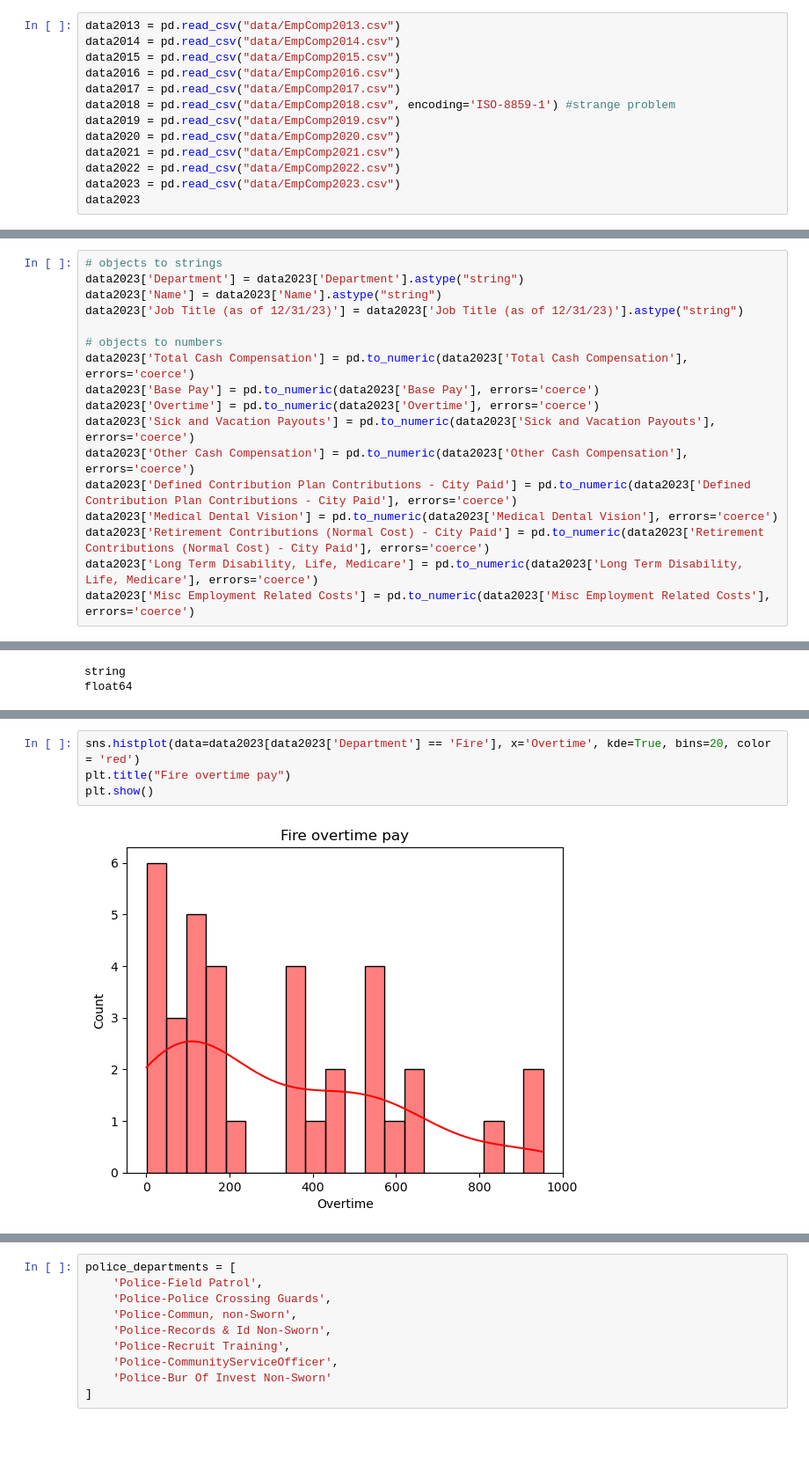
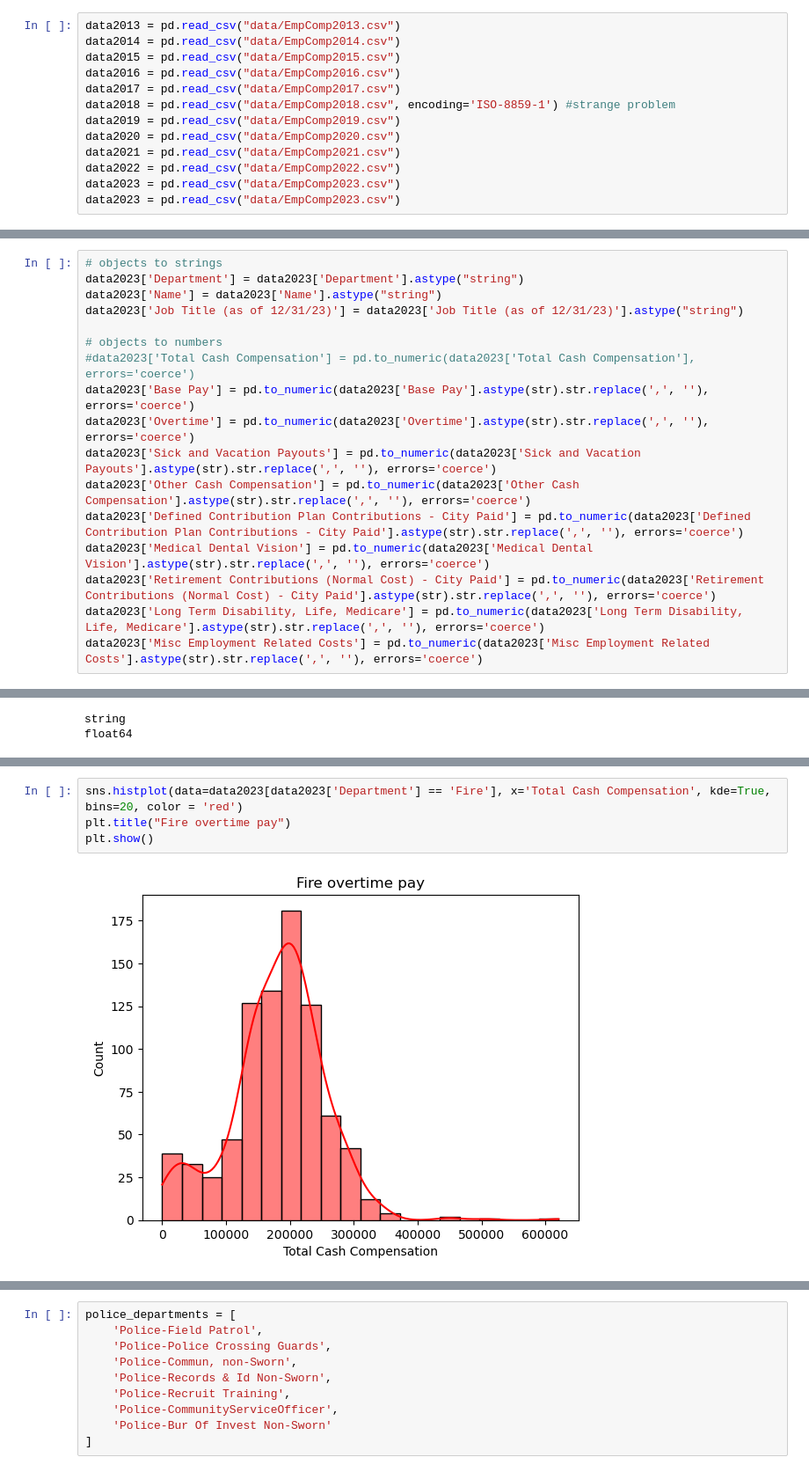
Before and after one commit to ryanfernald/San-Jose-Employment-Analysis, a Jupyter notebook: EDA.ipynb, the cells around one changed output, grey strips where cells are left out. Shown at 88% size. Cells and saved outputs as stored; diff of their text form; blank space fills up the shorter version.

Commit message:
fixed 2023 data, I know what to do next

```diff
--- a/EDA.ipynb
+++ b/EDA.ipynb
@@ -15,4 +15,4 @@ data2020 = pd.read_csv("data/EmpComp2020.csv")
 data2021 = pd.read_csv("data/EmpComp2021.csv")
 data2022 = pd.read_csv("data/EmpComp2022.csv")
 data2023 = pd.read_csv("data/EmpComp2023.csv")
-data2023
+data2023 = pd.read_csv("data/EmpComp2023.csv")
@@ -57,16 +69,16 @@ data2023['Name'] = data2023['Name'].astype("string")
 data2023['Job Title (as of 12/31/23)'] = data2023['Job Title (as of 12/31/23)'].astype("string")
 
 # objects to numbers
-data2023['Total Cash Compensation'] = pd.to_numeric(data2023['Total Cash Compensation'], errors='coerce')
-data2023['Base Pay'] = pd.to_numeric(data2023['Base Pay'], errors='coerce')
-data2023['Overtime'] = pd.to_numeric(data2023['Overtime'], errors='coerce')
-data2023['Sick and Vacation Payouts'] = pd.to_numeric(data2023['Sick and Vacation Payouts'], errors='coerce')
-data2023['Other Cash Compensation'] = pd.to_numeric(data2023['Other Cash Compensation'], errors='coerce')
-data2023['Defined Contribution Plan Contributions - City Paid'] = pd.to_numeric(data2023['Defined Contribution Plan Contributions - City Paid'], errors='coerce')
-data2023['Medical Dental Vision'] = pd.to_numeric(data2023['Medical Dental Vision'], errors='coerce')
-data2023['Retirement Contributions (Normal Cost) - City Paid'] = pd.to_numeric(data2023['Retirement Contributions (Normal Cost) - City Paid'], errors='coerce')
-data2023['Long Term Disability, Life, Medicare'] = pd.to_numeric(data2023['Long Term Disability, Life, Medicare'], errors='coerce')
-data2023['Misc Employment Related Costs'] = pd.to_numeric(data2023['Misc Employment Related Costs'], errors='coerce')
+#data2023['Total Cash Compensation'] = pd.to_numeric(data2023['Total Cash Compensation'], errors='coerce')
+data2023['Base Pay'] = pd.to_numeric(data2023['Base Pay'].astype(str).str.replace(',', ''), errors='coerce')
+data2023['Overtime'] = pd.to_numeric(data2023['Overtime'].astype(str).str.replace(',', ''), errors='coerce')
+data2023['Sick and Vacation Payouts'] = pd.to_numeric(data2023['Sick and Vacation Payouts'].astype(str).str.replace(',', ''), errors='coerce')
+data2023['Other Cash Compensation'] = pd.to_numeric(data2023['Other Cash Compensation'].astype(str).str.replace(',', ''), errors='coerce')
+data2023['Defined Contribution Plan Contributions - City Paid'] = pd.to_numeric(data2023['Defined Contribution Plan Contributions - City Paid'].astype(str).str.replace(',', ''), errors='coerce')
+data2023['Medical Dental Vision'] = pd.to_numeric(data2023['Medical Dental Vision'].astype(str).str.replace(',', ''), errors='coerce')
+data2023['Retirement Contributions (Normal Cost) - City Paid'] = pd.to_numeric(data2023['Retirement Contributions (Normal Cost) - City Paid'].astype(str).str.replace(',', ''), errors='coerce')
+data2023['Long Term Disability, Life, Medicare'] = pd.to_numeric(data2023['Long Term Disability, Life, Medicare'].astype(str).str.replace(',', ''), errors='coerce')
+data2023['Misc Employment Related Costs'] = pd.to_numeric(data2023['Misc Employment Related Costs'].astype(str).str.replace(',', ''), errors='coerce')
 # %%
 data2023.Department.unique()
 # %% [output]
@@ -212,11 +214,11 @@ data2023_top_jobs
 | 8645 | 8646 | Roman Bodnarchuk | Fire | Firefighter Recruit | 1.75 | NaN | NaN | ... |
 8355 rows × 14 columns
 # %%
-sns.histplot(data=data2023[data2023['Department'] == 'Fire'], x='Overtime', kde=True, bins=20, color = 'red')
+sns.histplot(data=data2023[data2023['Department'] == 'Fire'], x='Total Cash Compensation', kde=True, bins=20, color = 'red')
 plt.title("Fire overtime pay")
 plt.show()
 # %% [output]
-[figure, old version]
+[figure, new version]
 # %%
 sns.histplot(data=data2023[(data2023['Department'] == 'Police') & (data2023['Overtime'] > 0)],
              x='Overtime', bins = 20, kde=True, color = 'red')
```
Also changed, not shown: parts of 11 cells of this notebook.
